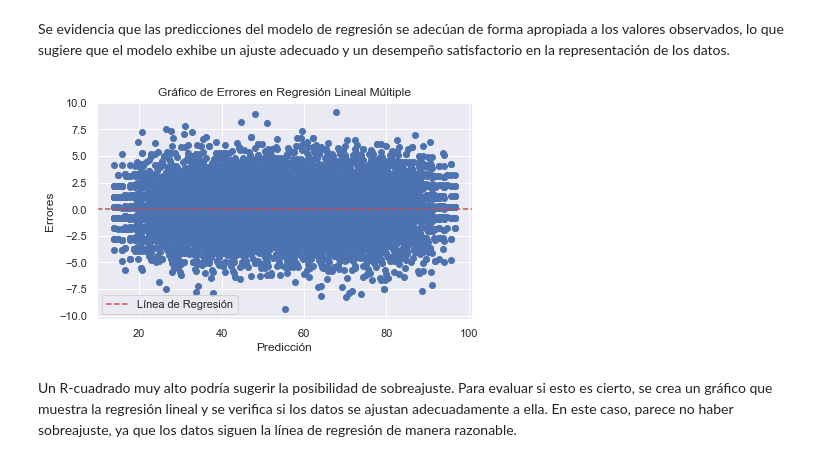
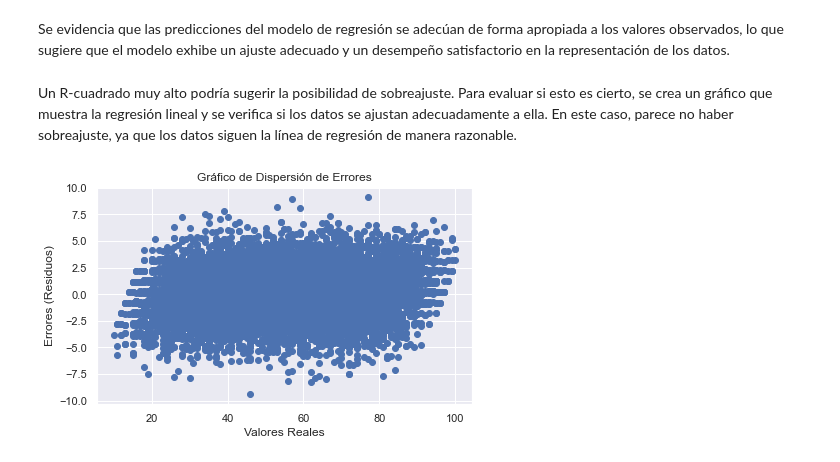
Before and after one commit to td2USA-20232/grupo1, a Jupyter notebook: test.ipynb, the cells around one changed output. Cells and saved outputs as stored; diff of their text form; code cells hidden in the pictures.

Commit message:
Modelo de negocio y graficos

```diff
--- a/test.ipynb
+++ b/test.ipynb
@@ -566,31 +561,27 @@ Coeficiente de determinación (R^2): 0.9858724242382322
 [figure]
 # %% [markdown]
 Se evidencia que las predicciones del modelo de regresión se adecúan de forma apropiada a los valores observados, lo que sugiere que el modelo exhibe un ajuste adecuado y un desempeño satisfactorio en la representación de los datos.
-# %%
-# Crear el gráfico de dispersión con puntos de datos en rojo
-plt.figure(figsize=(10, 6))
-sns.scatterplot(x=['Previous Scores', 'Hours Studied'], y=['Performance Index'], data=df, color='red', label='data points (sales vs TV)')
-
-# Ajustar la línea de tendencia (regresión lineal)
-slope, intercept = np.polyfit(df['TV'], df['sales'], 1)
-plt.plot(df['TV'], slope * df['TV'] + intercept, color='blue', label='regression line')
-
-# Dibujar líneas que conectan cada punto con la línea de tendencia
-for index, row in df.iterrows():
-    x = row['TV']
-    y_actual = row['sales']
-    y_estimado = slope * x + intercept
-    plt.plot([x, x], [y_actual, y_estimado], color='black', linewidth=0.8)
-
-# Etiquetas y título
-plt.xlabel('TV')
-plt.ylabel('Sales')
-plt.title('Sales vs TV')
-plt.legend()
-
-# Mostrar el gráfico
-plt.show()
-# %% [output]
-[figure, removed]
 # %% [markdown]
 Un R-cuadrado muy alto podría sugerir la posibilidad de sobreajuste. Para evaluar si esto es cierto, se crea un gráfico que muestra la regresión lineal y se verifica si los datos se ajustan adecuadamente a ella. En este caso, parece no haber sobreajuste, ya que los datos siguen la línea de regresión de manera razonable.
+# %%
+from sklearn.linear_model import LinearRegression
+
+# Supongamos que tienes un DataFrame llamado 'df' con tus datos
+# y que 'target' es la columna que deseas predecir
+X = df[['Previous Scores', 'Hours Studied']]
+y = df['Performance Index']
+model = LinearRegression()
+model.fit(X, y)
+predicciones = model.predict(X)
+
+errores = y - predicciones
+
+plt.scatter(y, errores)
+plt.xlabel('Valores Reales')
+plt.ylabel('Errores (Residuos)')
+plt.title('Gráfico de Dispersión de Errores')
+
+
+plt.show()
+# %% [output]
+[figure, added]
```
Also changed, not shown: parts of 20 cells of this notebook.
